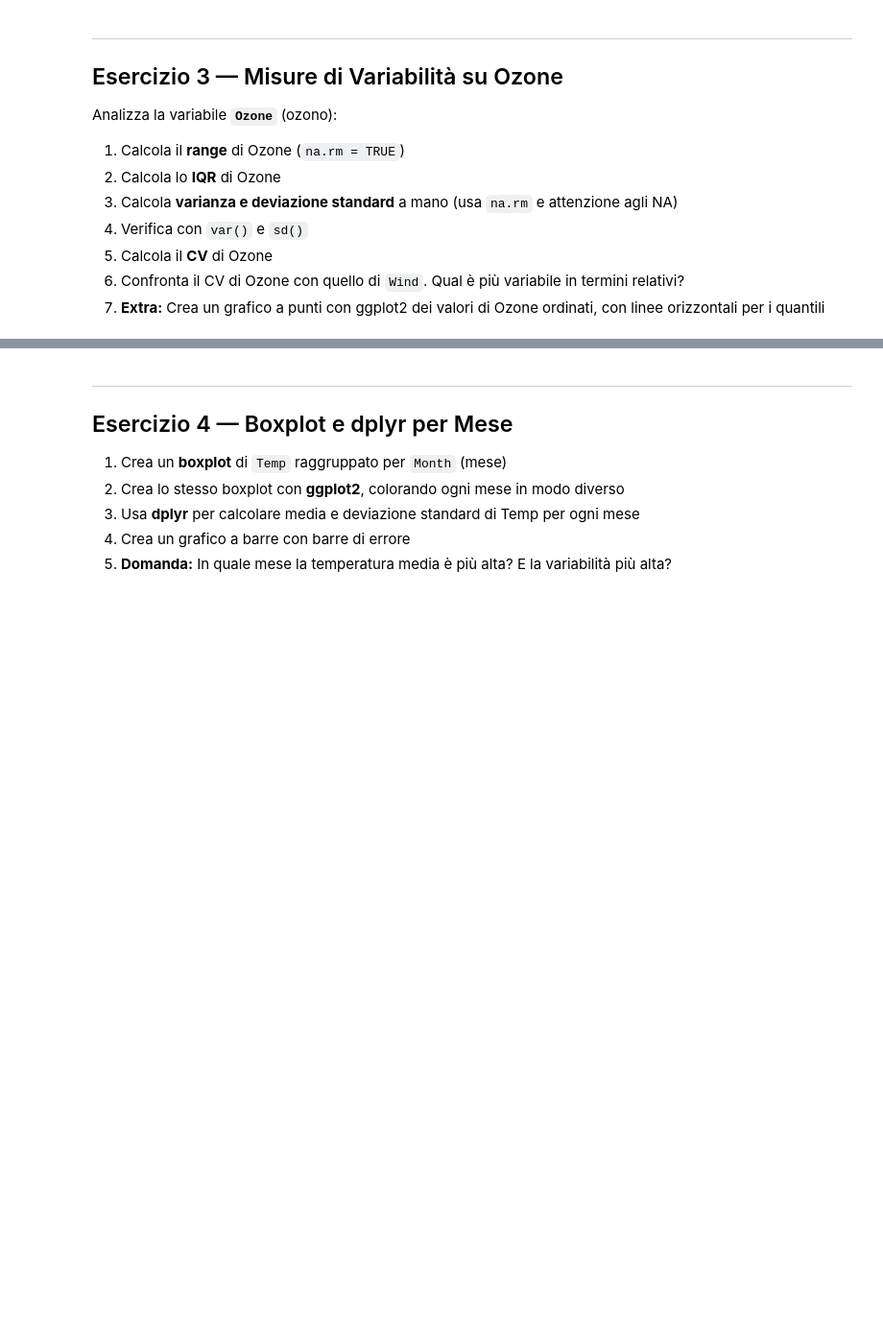
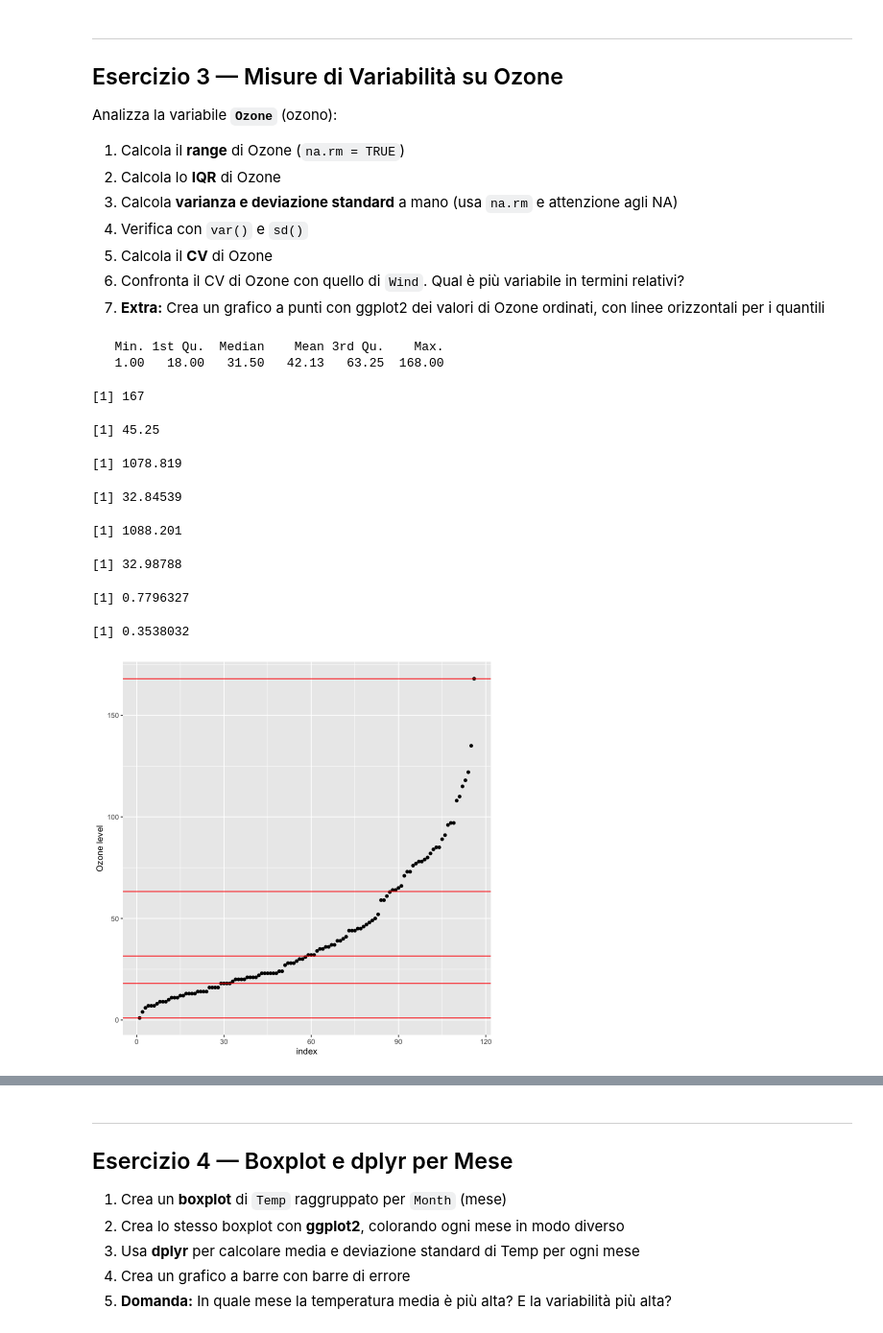
Before and after one commit to MarcoVando/statistica-descrittiva-per-datascience, a Jupyter notebook: MyFiles/Esercizi_2_airquality.ipynb, the cells around one changed output, grey strips where cells are left out. Shown at 96% size. Drawn from its saved outputs; the diff is of its cells as text; code cells hidden in the pictures; blank space fills up the shorter version.

```diff
--- a/MyFiles/Esercizi_2_airquality.ipynb
+++ b/MyFiles/Esercizi_2_airquality.ipynb
@@ -121,6 +207,40 @@ Analizza la variabile **`Ozone`** (ozono):
 7. **Extra:** Crea un grafico a punti con ggplot2 dei valori di Ozone ordinati, con linee orizzontali per i quantili
 # %%
 # 👇 Scrivi qui il tuo codice per l'Esercizio 3
+summary(Ozone)
+Ozone <- na.exclude(Ozone)
+
+max(Ozone, na.rm = TRUE) - min(Ozone, na.rm = TRUE)
+IQR(Ozone, na.rm = FALSE)
+
+sig2 <- sum((Ozone - mean(Ozone))^2)/length(Ozone)
+sig <- sqrt(sig2)
+
+sig2 ; sig
+var(Ozone) ; sd(Ozone)
+
+cv <- sig/mean(Ozone)
+cv; sd(Wind)/mean(Wind)
+
+#Ozone is the most variable
+
+ggplot()+
+    geom_point(aes(x=seq_along(Ozone),
+                   y = sort(Ozone)))+
+   geom_hline(yintercept = quantile(Ozone), col = "red")+
+   labs(x = "index", y= "Ozone level")
+# %% [output]
+   Min. 1st Qu.  Median    Mean 3rd Qu.    Max.
+   1.00   18.00   31.50   42.13   63.25  168.00
+[1] 167
+[1] 45.25
+[1] 1078.819
+[1] 32.84539
+[1] 1088.201
+[1] 32.98788
+[1] 0.7796327
+[1] 0.3538032
+[figure, added]
 # %%
 # 🟢 SOLUZIONE Esercizio 3
 
```
Also changed, not shown: parts of 5 cells of this notebook, 1 other file.
